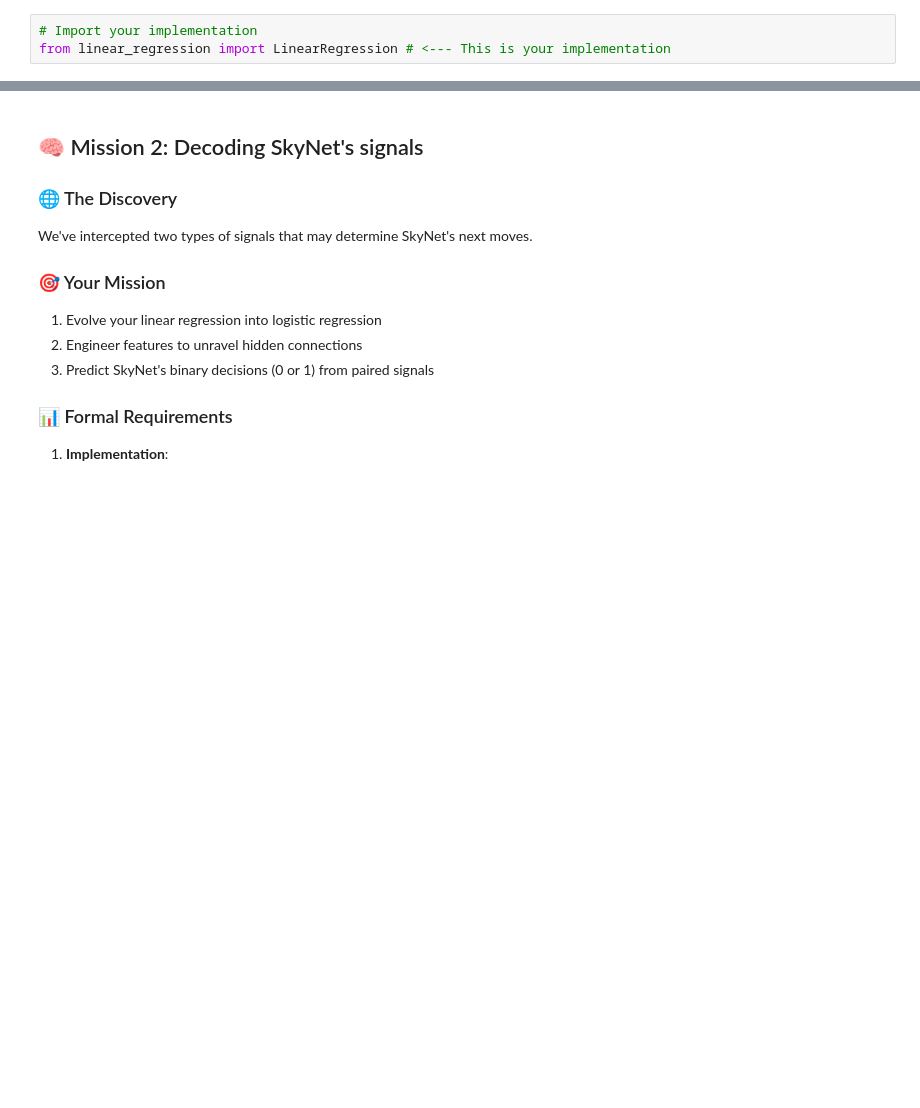
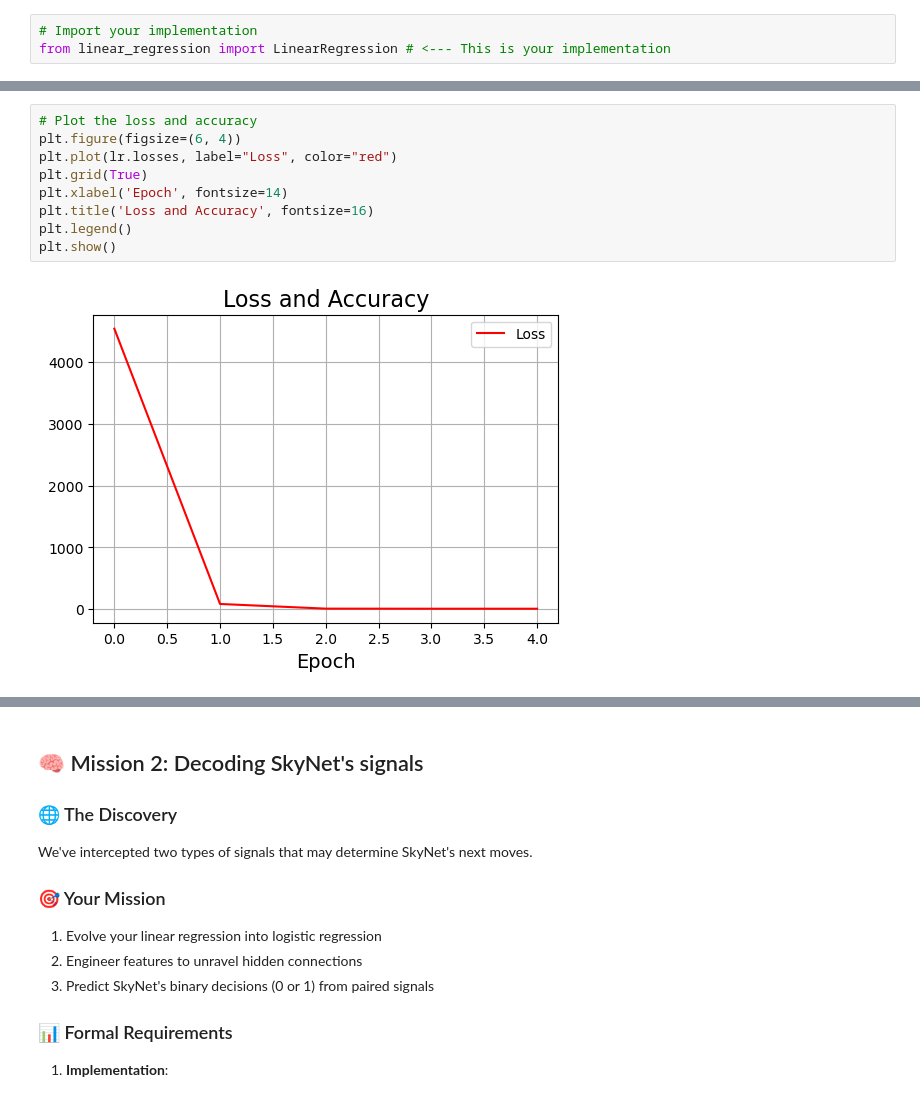
Before and after one commit to MatissPod/Intro-ML, a Jupyter notebook: Assignment1(1)/Assignment1/Chapter_1.ipynb, the cells around one changed output, grey strips where cells are left out. Drawn from its saved outputs; the diff is of its cells as text; blank space fills up the shorter version.

```diff
--- a/Assignment1(1)/Assignment1/Chapter_1.ipynb
+++ b/Assignment1(1)/Assignment1/Chapter_1.ipynb
@@ -89,0 +113,11 @@ NotImplementedError: The fit method is not implemented yet.
+# %%
+# Plot the loss and accuracy
+plt.figure(figsize=(6, 4))
+plt.plot(lr.losses, label="Loss", color="red")
+plt.grid(True)
+plt.xlabel('Epoch', fontsize=14)
+plt.title('Loss and Accuracy', fontsize=16)
+plt.legend()
+plt.show()
+# %% [output]
+[figure, added]
```
Also changed, not shown: parts of 9 cells of this notebook, 2 other files.
